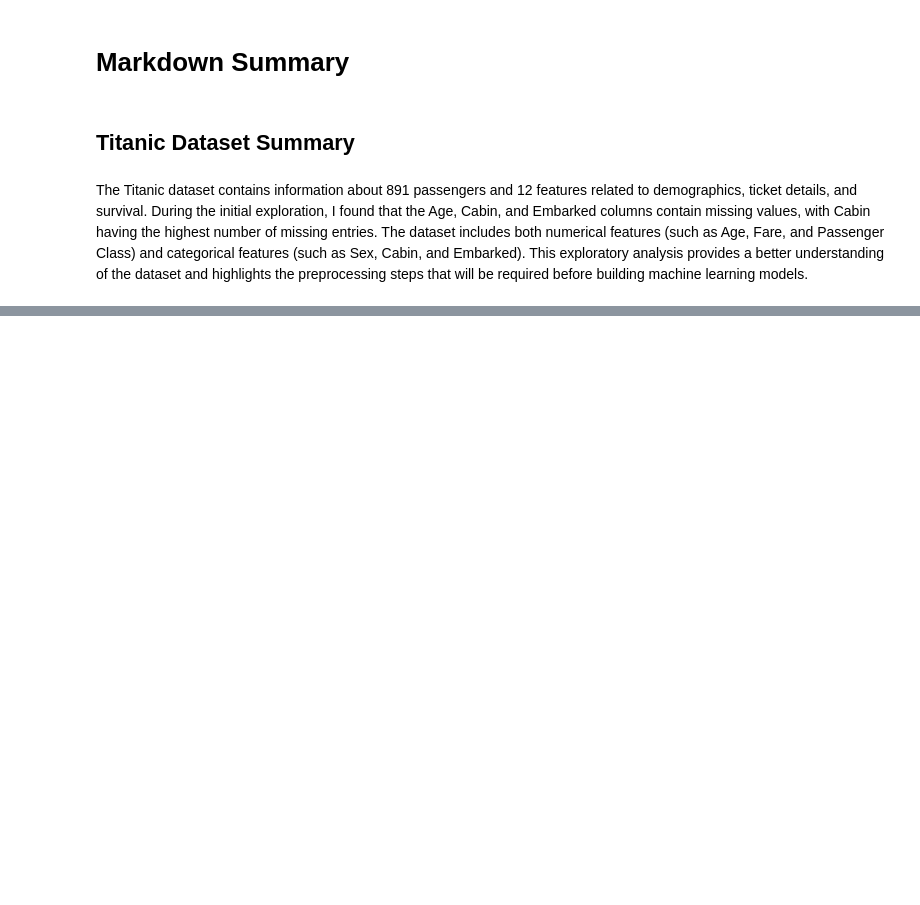
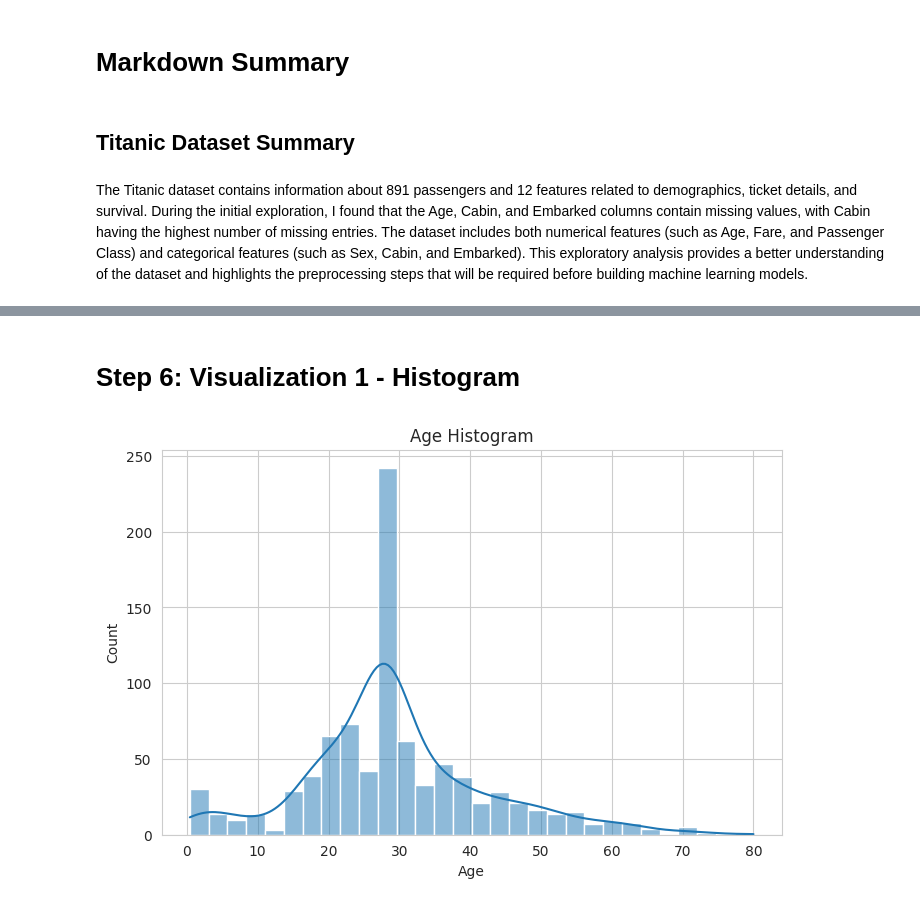
Before and after one commit to AJKHAN47/neurofive-ml-track, a Jupyter notebook: Week-01/Week1_Titanic_EDA.ipynb, the cells around one changed output, grey strips where cells are left out. Drawn from its saved outputs; the diff is of its cells as text; code cells hidden in the pictures; blank space fills up the shorter version.

```diff
--- a/Week-01/Week1_Titanic_EDA.ipynb
+++ b/Week-01/Week1_Titanic_EDA.ipynb
@@ -153,0 +251,12 @@ The Titanic dataset contains information about 891 passengers and 12 features re
+# %% [markdown]
+# Step 6: Visualization 1 - Histogram
+# %%
+plt.figure(figsize=(8,5))
+sns.histplot(df["Age"], bins=30, kde=True)
+
+plt.title("Age Histogram")
+plt.xlabel("Age")
+plt.ylabel("Count")
+plt.show()
+# %% [output]
+[figure, added]
```
Also changed, not shown: parts of 24 cells of this notebook, 2 other files.
